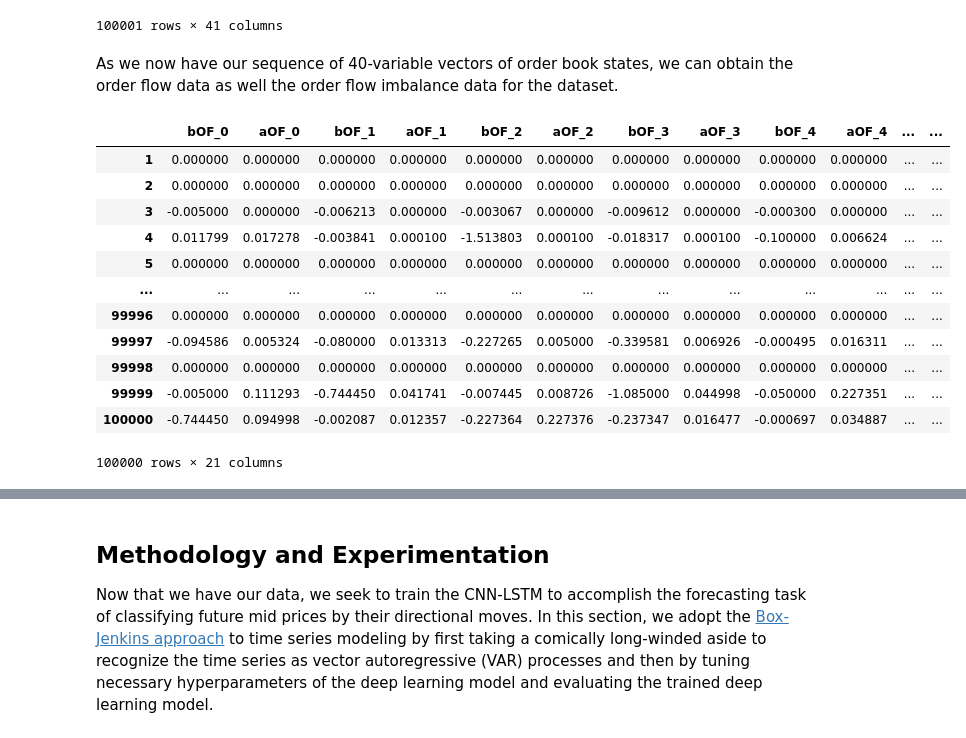
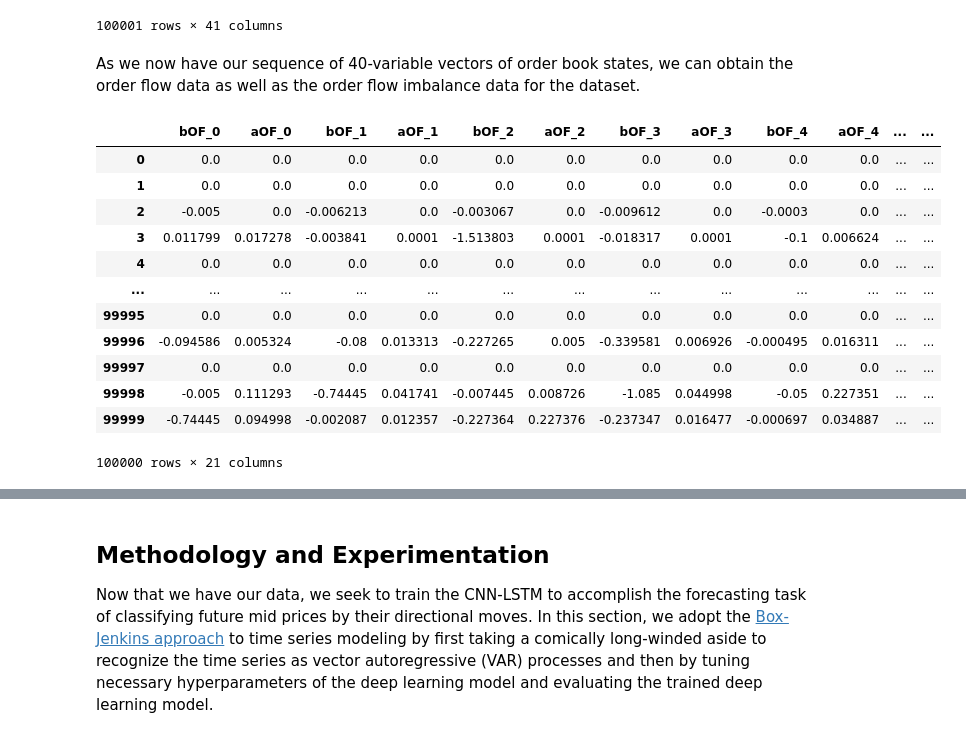
Before and after one commit to ajcutuli/OFI_NN_Project, a Jupyter notebook: Order Flow + Neural Nets.ipynb, the cells around one changed output, grey strips where cells are left out. Drawn from its saved outputs; the diff is of its cells as text; code cells hidden in the pictures.

```diff
--- a/Order Flow + Neural Nets.ipynb
+++ b/Order Flow + Neural Nets.ipynb
@@ -182,14 +186,18 @@ While it can vary between any two events in the dataset, the time interval betwe
 # %%
-# lob_data['LABEL_1TICK'] = np.zeros(len(lob_data))
-# for i in range(len(lob_data)-1):
-#     if (lob_data.loc[i+1,'PRICE_ASK_0'] + lob_data.loc[i+1,'PRICE_ASK_0']) > 1.00002*(lob_data.loc[i,'PRICE_ASK_0'] + lob_data.loc[i,'PRICE_ASK_0']):
-#         lob_data['LABEL_1TICK'][i] = 1
-#     elif (lob_data.loc[i+1,'PRICE_BID_0'] + lob_data.loc[i+1,'PRICE_BID_0']) < 0.99998*(lob_data.loc[i,'PRICE_BID_0'] + lob_data.loc[i,'PRICE_BID_0']):
-#         lob_data['LABEL_1TICK'][i] = -1
-# lob_data = lob_data.head(len(lob_data)-1)
+lob_data['LABEL_1'] = np.zeros(len(lob_data))
+for i in range(len(lob_data)-1):
+    if (lob_data.loc[i+1,'PRICE_ASK_0'] + lob_data.loc[i+1,'PRICE_ASK_0']) > 1.00002*(lob_data.loc[i,'PRICE_ASK_0'] + lob_data.loc[i,'PRICE_ASK_0']):
+        lob_data['LABEL_1'][i] = 1
+    elif (lob_data.loc[i+1,'PRICE_BID_0'] + lob_data.loc[i+1,'PRICE_BID_0']) < 0.99998*(lob_data.loc[i,'PRICE_BID_0'] + lob_data.loc[i,'PRICE_BID_0']):
+        lob_data['LABEL_1'][i] = -1
+lob_data = lob_data.head(len(lob_data)-1)
 
-# lob_data.to_csv('BTC-USD LOB {}'.format(strftime('%d-%b-%Y', gmtime())), index=False)
-lob_data = pd.read_csv('BTC-USD LOB 24 Jun 2022')
+# Save the LOB data
+lob_data.to_csv('BTC-USD-LOB-{}'.format(strftime('%d-%b-%Y', gmtime())), index=False)
+
+# Load the saved data
+# lob_data = pd.read_csv('BTC-USD-LOB- ...')
+
 lob_data
 # %% [output]
 |  | PRICE_ASK_0 | VOLUME_ASK_0 | PRICE_BID_0 | VOLUME_BID_0 | PRICE_ASK_1 | VOLUME_ASK_1 | PRICE_BID_1 | ... |
@@ -206,53 +214,53 @@ lob_data
 | 100000 | 21064.19 | 0.094998 | 21061.10 | 0.744450 | 21064.25 | 0.012357 | 21059.36 | ... |
 100001 rows × 41 columns
 # %% [markdown]
-As we now have our sequence of 40-variable vectors of order book states, we can obtain the order flow data as well the order flow imbalance data for the dataset.
+As we now have our sequence of 40-variable vectors of order book states, we can obtain the order flow data as well as the order flow imbalance data for the dataset.
 # %%
 of_data = pd.DataFrame()
 for i in range(10):
-    of_data['bOF_{}'.format(i)] = np.empty(len(lob_data))
-    of_data['aOF_{}'.format(i)] = np.empty(len(lob_data))
-    of_data['bOF_{}'.format(i)][0] = None
-    of_data['aOF_{}'.format(i)][0] = None
+
+    of_data['bOF_{}'.format(i)] = [None] * len(lob_data)
+    of_data['aOF_{}'.format(i)] = [None] * len(lob_data)
+
     for j in range(1,len(lob_data)):
 
         # Bid Order Flow
         if lob_data.loc[j,'PRICE_BID_{}'.format(i)] > lob_data.loc[j-1,'PRICE_BID_{}'.format(i)]:
             of_data['bOF_{}'.format(i)][j] = lob_data.loc[j,'VOLUME_BID_{}'.format(i)]
         elif lob_data.loc[j,'PRICE_BID_{}'.format(i)] < lob_data.loc[j-1,'PRICE_BID_{}'.format(i)]:
             of_data['bOF_{}'.format(i)][j] = -1*lob_data.loc[j,'VOLUME_BID_{}'.format(i)]
         else:
             of_data['bOF_{}'.format(i)][j] = lob_data.loc[j,'VOLUME_BID_{}'.format(i)] - lob_data.loc[j-1,'VOLUME_BID_{}'.format(i)]
 
         # Ask Order Flow
         if lob_data.loc[j,'PRICE_ASK_{}'.format(i)] > lob_data.loc[j-1,'PRICE_ASK_{}'.format(i)]:
             of_data['aOF_{}'.format(i)][j] = -1*lob_data.loc[j,'VOLUME_ASK_{}'.format(i)]
         elif lob_data.loc[j,'PRICE_ASK_{}'.format(i)] < lob_data.loc[j-1,'PRICE_ASK_{}'.format(i)]:
             of_data['aOF_{}'.format(i)][j] = lob_data.loc[j,'VOLUME_ASK_{}'.format(i)]
         else:
             of_data['aOF_{}'.format(i)][j] = lob_data.loc[j,'VOLUME_ASK_{}'.format(i)] - lob_data.loc[j-1,'VOLUME_ASK_{}'.format(i)]
 
-# Add output columns to of_data
+# Add output column to of_data
 of_data = pd.concat([of_data,lob_data.iloc[:,-1:]],axis=1)
 
-# Drop first row
-of_data = of_data.iloc[1:,:]
+# Drop first row, which is null
+of_data = of_data.iloc[1:,:].reset_index(drop=True)
 
 model_details['OF']['data'] = of_data
 of_data
 # %% [output]
 |  | bOF_0 | aOF_0 | bOF_1 | aOF_1 | bOF_2 | aOF_2 | bOF_3 | aOF_3 | bOF_4 | aOF_4 | ... | ... |
-| 1 | 0.000000 | 0.000000 | 0.000000 | 0.000000 | 0.000000 | 0.000000 | 0.000000 | 0.000000 | 0.000000 | 0.000000 | ... | ... |
-| 2 | 0.000000 | 0.000000 | 0.000000 | 0.000000 | 0.000000 | 0.000000 | 0.000000 | 0.000000 | 0.000000 | 0.000000 | ... | ... |
-| 3 | -0.005000 | 0.000000 | -0.006213 | 0.000000 | -0.003067 | 0.000000 | -0.009612 | 0.000000 | -0.000300 | 0.000000 | ... | ... |
-| 4 | 0.011799 | 0.017278 | -0.003841 | 0.000100 | -1.513803 | 0.000100 | -0.018317 | 0.000100 | -0.100000 | 0.006624 | ... | ... |
-| 5 | 0.000000 | 0.000000 | 0.000000 | 0.000000 | 0.000000 | 0.000000 | 0.000000 | 0.000000 | 0.000000 | 0.000000 | ... | ... |
+| 0 | 0.0 | 0.0 | 0.0 | 0.0 | 0.0 | 0.0 | 0.0 | 0.0 | 0.0 | 0.0 | ... | ... |
+| 1 | 0.0 | 0.0 | 0.0 | 0.0 | 0.0 | 0.0 | 0.0 | 0.0 | 0.0 | 0.0 | ... | ... |
+| 2 | -0.005 | 0.0 | -0.006213 | 0.0 | -0.003067 | 0.0 | -0.009612 | 0.0 | -0.0003 | 0.0 | ... | ... |
+| 3 | 0.011799 | 0.017278 | -0.003841 | 0.0001 | -1.513803 | 0.0001 | -0.018317 | 0.0001 | -0.1 | 0.006624 | ... | ... |
+| 4 | 0.0 | 0.0 | 0.0 | 0.0 | 0.0 | 0.0 | 0.0 | 0.0 | 0.0 | 0.0 | ... | ... |
 | ... | ... | ... | ... | ... | ... | ... | ... | ... | ... | ... | ... | ... |
-| 99996 | 0.000000 | 0.000000 | 0.000000 | 0.000000 | 0.000000 | 0.000000 | 0.000000 | 0.000000 | 0.000000 | 0.000000 | ... | ... |
-| 99997 | -0.094586 | 0.005324 | -0.080000 | 0.013313 | -0.227265 | 0.005000 | -0.339581 | 0.006926 | -0.000495 | 0.016311 | ... | ... |
-| 99998 | 0.000000 | 0.000000 | 0.000000 | 0.000000 | 0.000000 | 0.000000 | 0.000000 | 0.000000 | 0.000000 | 0.000000 | ... | ... |
-| 99999 | -0.005000 | 0.111293 | -0.744450 | 0.041741 | -0.007445 | 0.008726 | -1.085000 | 0.044998 | -0.050000 | 0.227351 | ... | ... |
-| 100000 | -0.744450 | 0.094998 | -0.002087 | 0.012357 | -0.227364 | 0.227376 | -0.237347 | 0.016477 | -0.000697 | 0.034887 | ... | ... |
+| 99995 | 0.0 | 0.0 | 0.0 | 0.0 | 0.0 | 0.0 | 0.0 | 0.0 | 0.0 | 0.0 | ... | ... |
+| 99996 | -0.094586 | 0.005324 | -0.08 | 0.013313 | -0.227265 | 0.005 | -0.339581 | 0.006926 | -0.000495 | 0.016311 | ... | ... |
+| 99997 | 0.0 | 0.0 | 0.0 | 0.0 | 0.0 | 0.0 | 0.0 | 0.0 | 0.0 | 0.0 | ... | ... |
+| 99998 | -0.005 | 0.111293 | -0.74445 | 0.041741 | -0.007445 | 0.008726 | -1.085 | 0.044998 | -0.05 | 0.227351 | ... | ... |
+| 99999 | -0.74445 | 0.094998 | -0.002087 | 0.012357 | -0.227364 | 0.227376 | -0.237347 | 0.016477 | -0.000697 | 0.034887 | ... | ... |
 100000 rows × 21 columns
 # %%
 ofi_data = pd.DataFrame()
```
Also changed, not shown: parts of 49 cells of this notebook, 4 other files.
